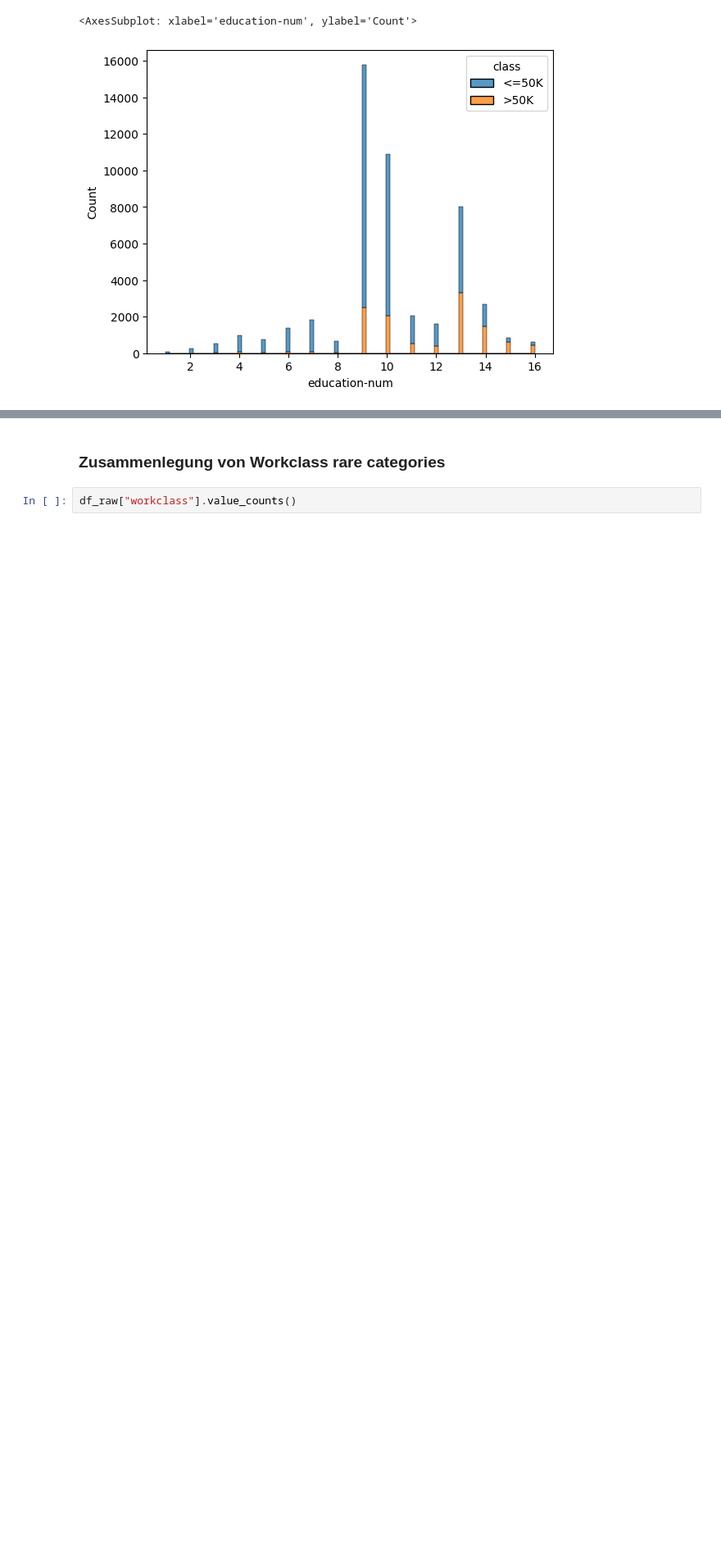
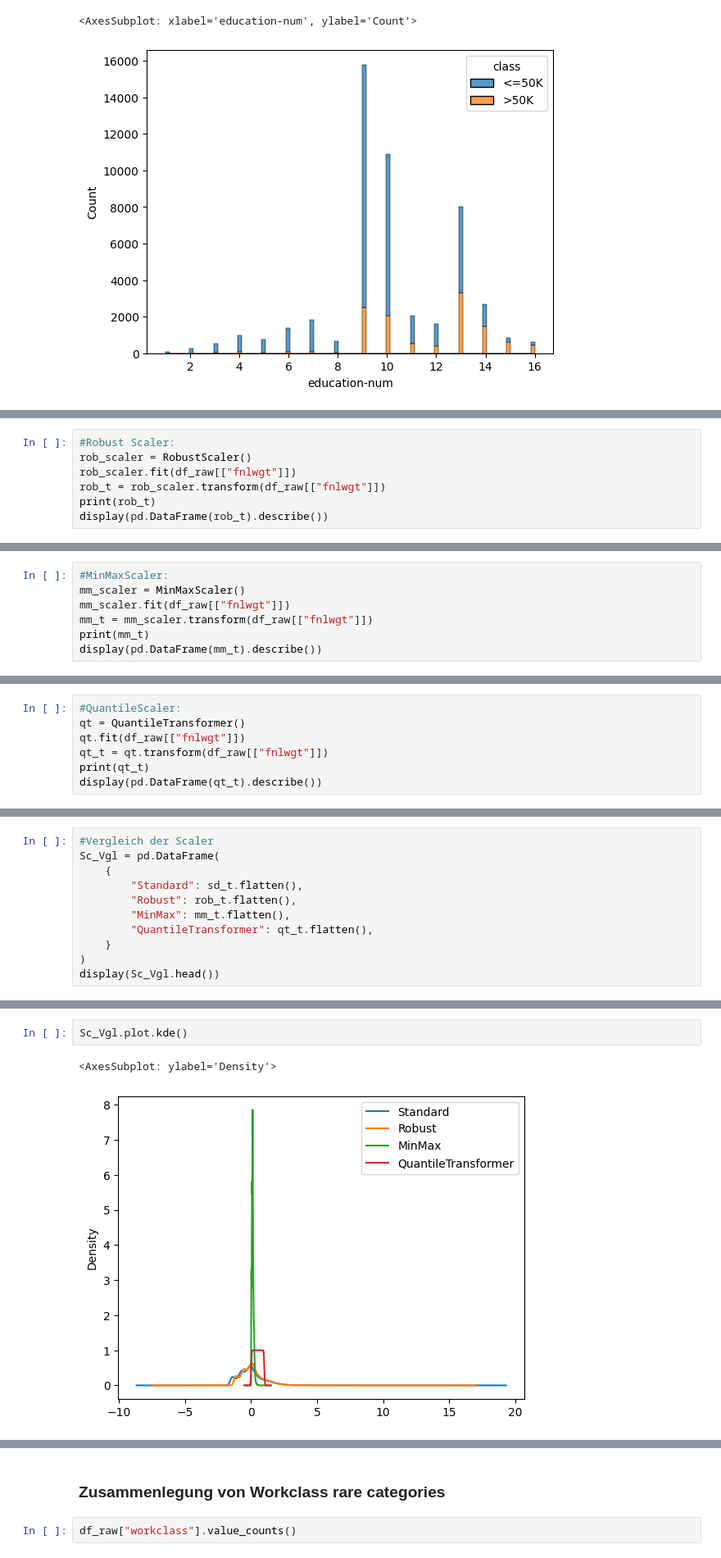
Before and after one commit to LennartRes/Abschlussarbeit, a Jupyter notebook: data.ipynb, the cells around one changed output, grey strips where cells are left out. Shown at 82% size. Saved outputs shown, nothing was run; the diff lists cells and outputs as text; blank space fills up the shorter version.

```diff
--- a/data.ipynb
+++ b/data.ipynb
@@ -175,0 +190,7 @@ Welche Kateogiren müssen gescalet werden? Keine! Da es keine großen spreads gi
+# %%
+#Robust Scaler:
+rob_scaler = RobustScaler()
+rob_scaler.fit(df_raw[["fnlwgt"]])
+rob_t = rob_scaler.transform(df_raw[["fnlwgt"]])
+print(rob_t)
+display(pd.DataFrame(rob_t).describe())
@@ -175,0 +214,7 @@ Welche Kateogiren müssen gescalet werden? Keine! Da es keine großen spreads gi
+# %%
+#MinMaxScaler:
+mm_scaler = MinMaxScaler()
+mm_scaler.fit(df_raw[["fnlwgt"]])
+mm_t = mm_scaler.transform(df_raw[["fnlwgt"]])
+print(mm_t)
+display(pd.DataFrame(mm_t).describe())
@@ -175,0 +238,7 @@ Welche Kateogiren müssen gescalet werden? Keine! Da es keine großen spreads gi
+# %%
+#QuantileScaler:
+qt = QuantileTransformer()
+qt.fit(df_raw[["fnlwgt"]])
+qt_t = qt.transform(df_raw[["fnlwgt"]])
+print(qt_t)
+display(pd.DataFrame(qt_t).describe())
@@ -175,0 +262,11 @@ Welche Kateogiren müssen gescalet werden? Keine! Da es keine großen spreads gi
+# %%
+#Vergleich der Scaler
+Sc_Vgl = pd.DataFrame(
+    {
+        "Standard": sd_t.flatten(),
+        "Robust": rob_t.flatten(),
+        "MinMax": mm_t.flatten(),
+        "QuantileTransformer": qt_t.flatten(),
+    }
+)
+display(Sc_Vgl.head())
@@ -175,0 +280,5 @@ Welche Kateogiren müssen gescalet werden? Keine! Da es keine großen spreads gi
+# %%
+Sc_Vgl.plot.kde()
+# %% [output]
+<AxesSubplot: ylabel='Density'>
+[figure, added]
```
Also changed, not shown: parts of 63 cells of this notebook.
